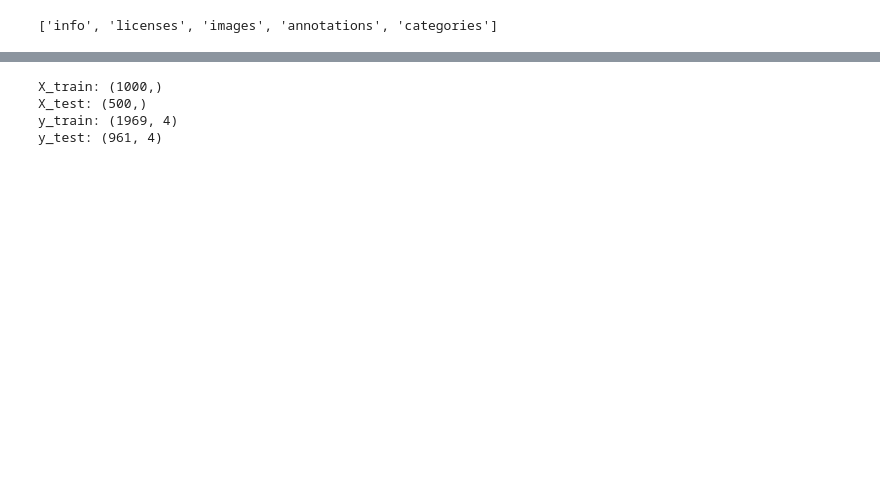
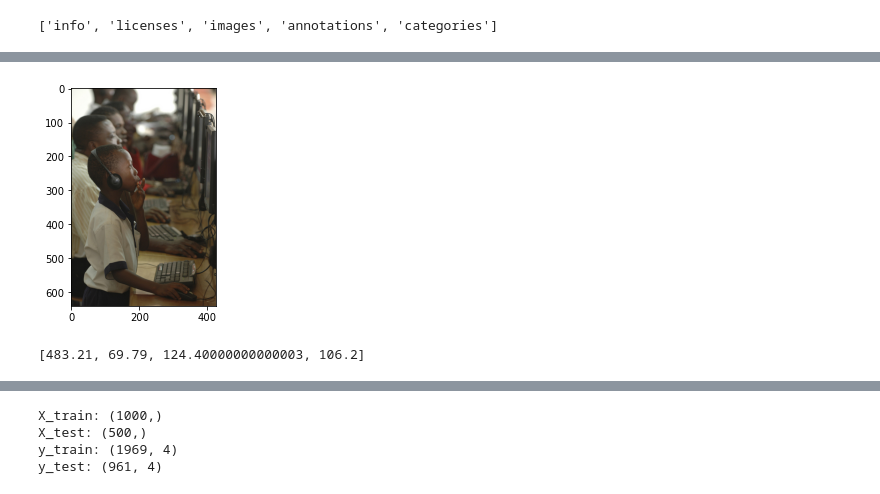
Before and after one commit to SebastianBitsch/face-detection, a Jupyter notebook: exploration.ipynb, the cells around one changed output, grey strips where cells are left out. Saved outputs shown, nothing was run; the diff lists cells and outputs as text; code cells hidden in the pictures; blank space fills up the shorter version.

```diff
--- a/exploration.ipynb
+++ b/exploration.ipynb
@@ -36,0 +143,15 @@ print(list(train_dict))
+# %%
+fig, ax = plt.subplots()
+
+im = plt.imread("data/train2017/000000554625.jpg")
+
+rect = patches.Rectangle((50, 100), 40, 30, linewidth=1, edgecolor='r', facecolor='none')
+
+ax.imshow(im)
+plt.show()
+# %% [output]
+[figure, added]
+# %%
+a['face_box']
+# %% [output]
+[483.21, 69.79, 124.40000000000003, 106.2]
```
Also changed, not shown: parts of 14 cells of this notebook, 1 other file.
